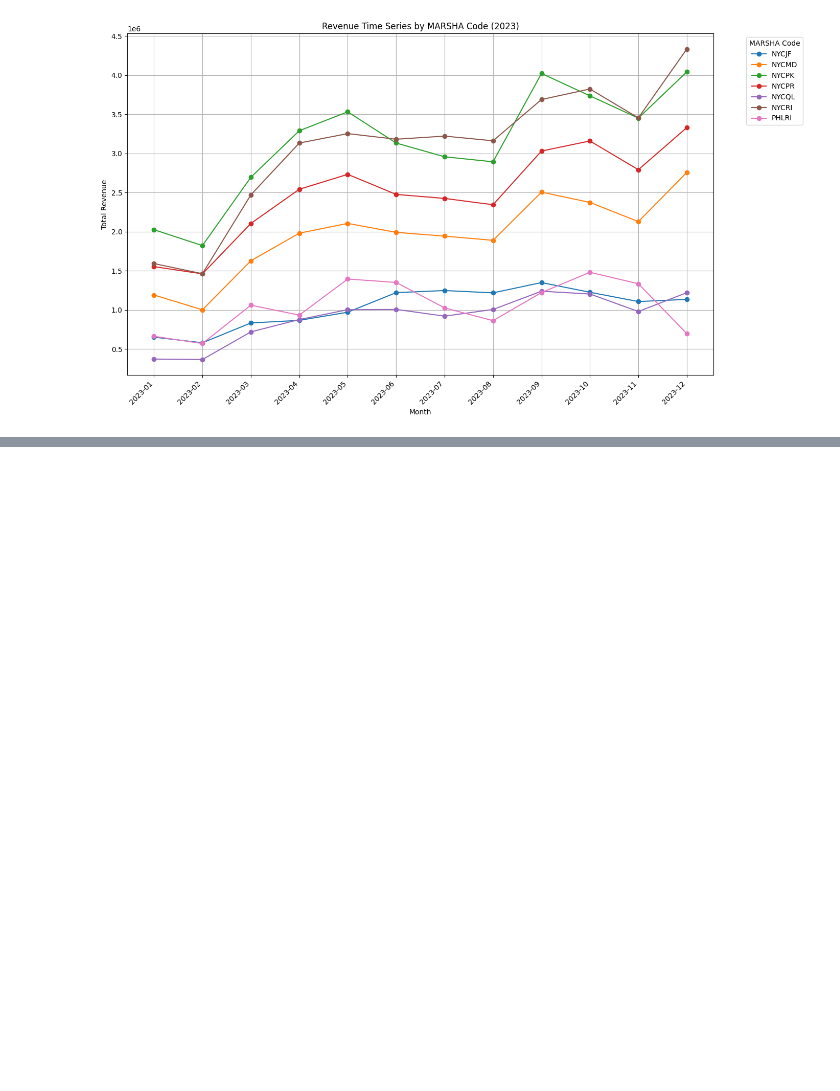
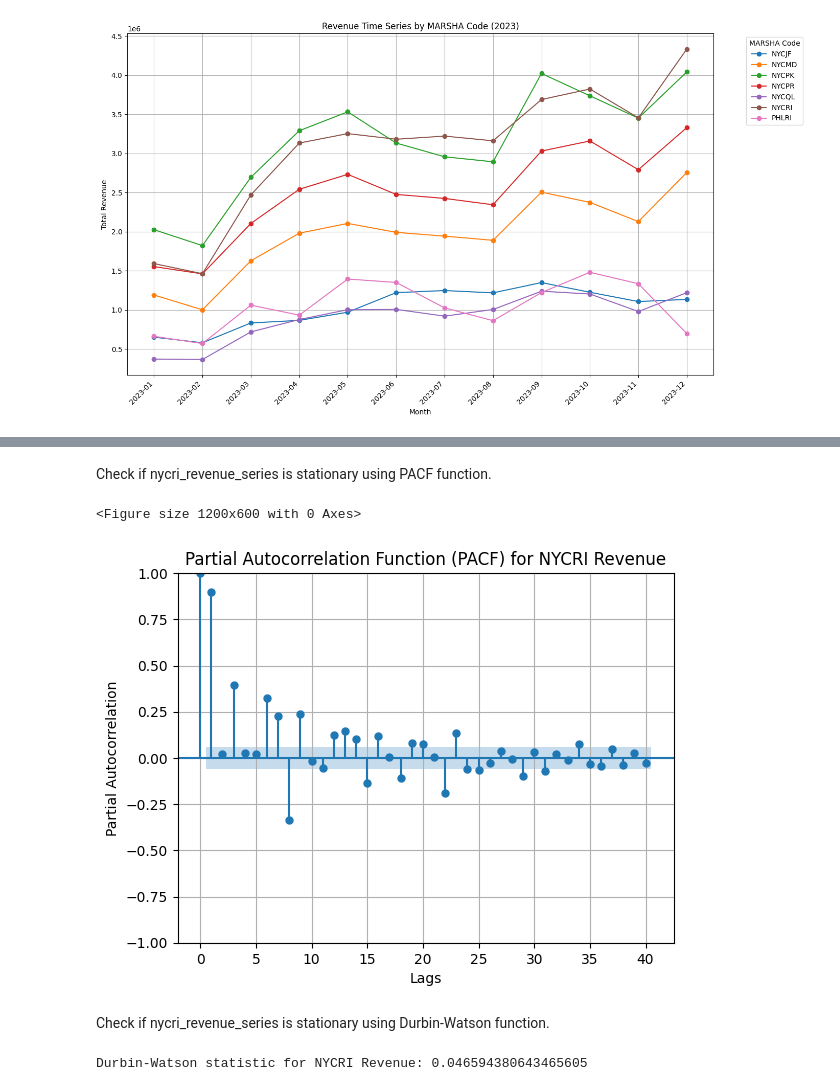
Before and after one commit to Ssahu620/ss-Capstone-Project, a Jupyter notebook: 062025_ss_cp.ipynb, the cells around one changed output, grey strips where cells are left out. Cells and saved outputs as stored; diff of their text form; code cells hidden in the pictures; blank space fills up the shorter version.

```diff
--- a/062025_ss_cp.ipynb
+++ b/062025_ss_cp.ipynb
@@ -581,0 +638,36 @@ plt.show()
+# %% [markdown]
+Check if nycri_revenue_series is stationary using PACF function.
+# %%
+# prompt: Check if nycri_revenue_series is stationary using PACF function.
+
+from statsmodels.graphics.tsaplots import plot_pacf
+
+# Plot the PACF
+plt.figure(figsize=(12, 6))
+plot_pacf(nycri_revenue_series, lags=40) # You can adjust the number of lags
+plt.title('Partial Autocorrelation Function (PACF) for NYCRI Revenue')
+plt.xlabel('Lags')
+plt.ylabel('Partial Autocorrelation')
+plt.grid(True)
+plt.show()
+# %% [output]
+<Figure size 1200x600 with 0 Axes>
+[figure, added]
+# %% [markdown]
+Check if nycri_revenue_series is stationary using Durbin-Watson function.
+# %%
+# prompt: Check if nycri_revenue_series is stationary using Durbin-Watson function.
+
+from statsmodels.stats.stattools import durbin_watson
+
+# Perform the Durbin-Watson test
+dw_statistic = durbin_watson(nycri_revenue_series)
+
+print(f"Durbin-Watson statistic for NYCRI Revenue: {dw_statistic}")
+
+# Interpretation (general guidelines):
+# - A value close to 2 suggests no significant autocorrelation.
+# - Values significantly less than 2 suggest positive autocorrelation.
+# - Values significantly greater than 2 suggest negative autocorrelation.
+# %% [output]
+Durbin-Watson statistic for NYCRI Revenue: 0.046594380643465605
```
Also changed, not shown: parts of 12 cells of this notebook.
